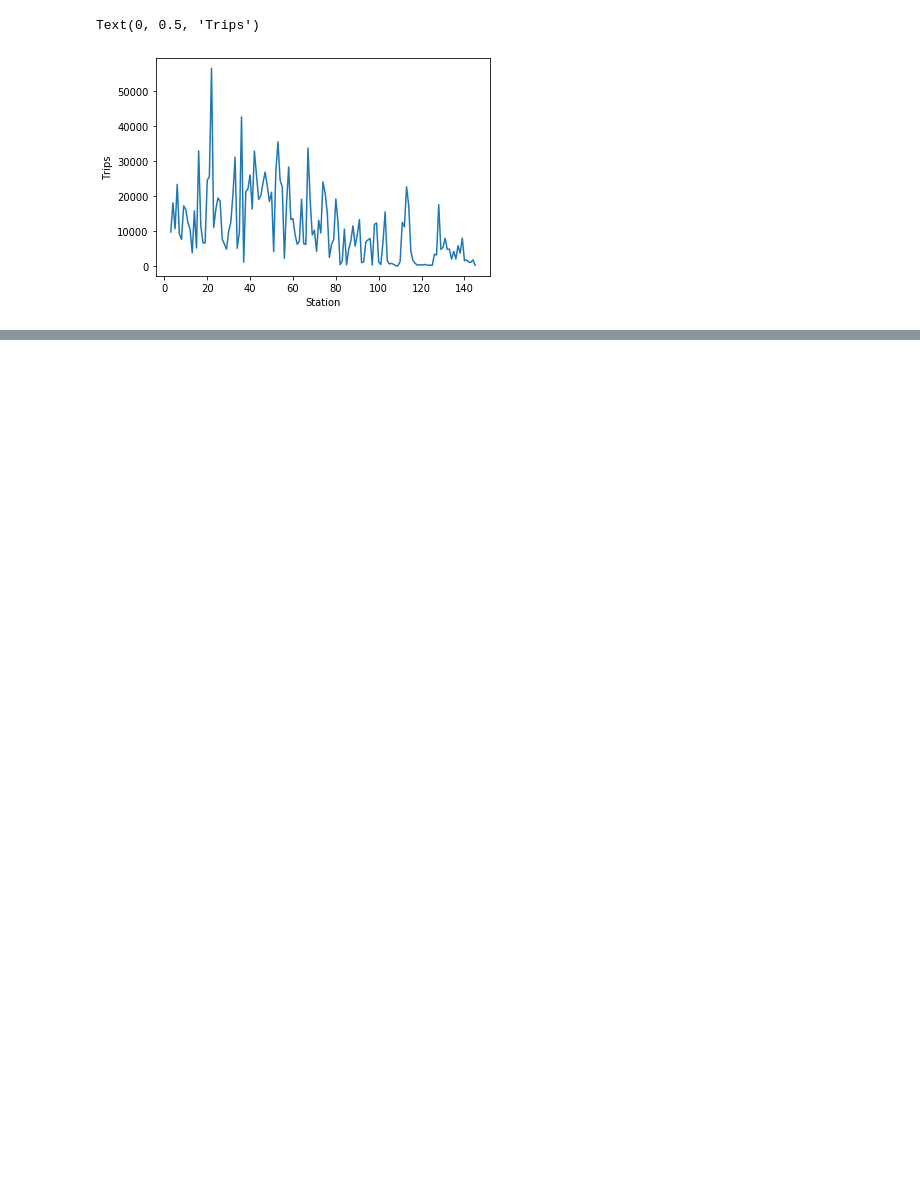
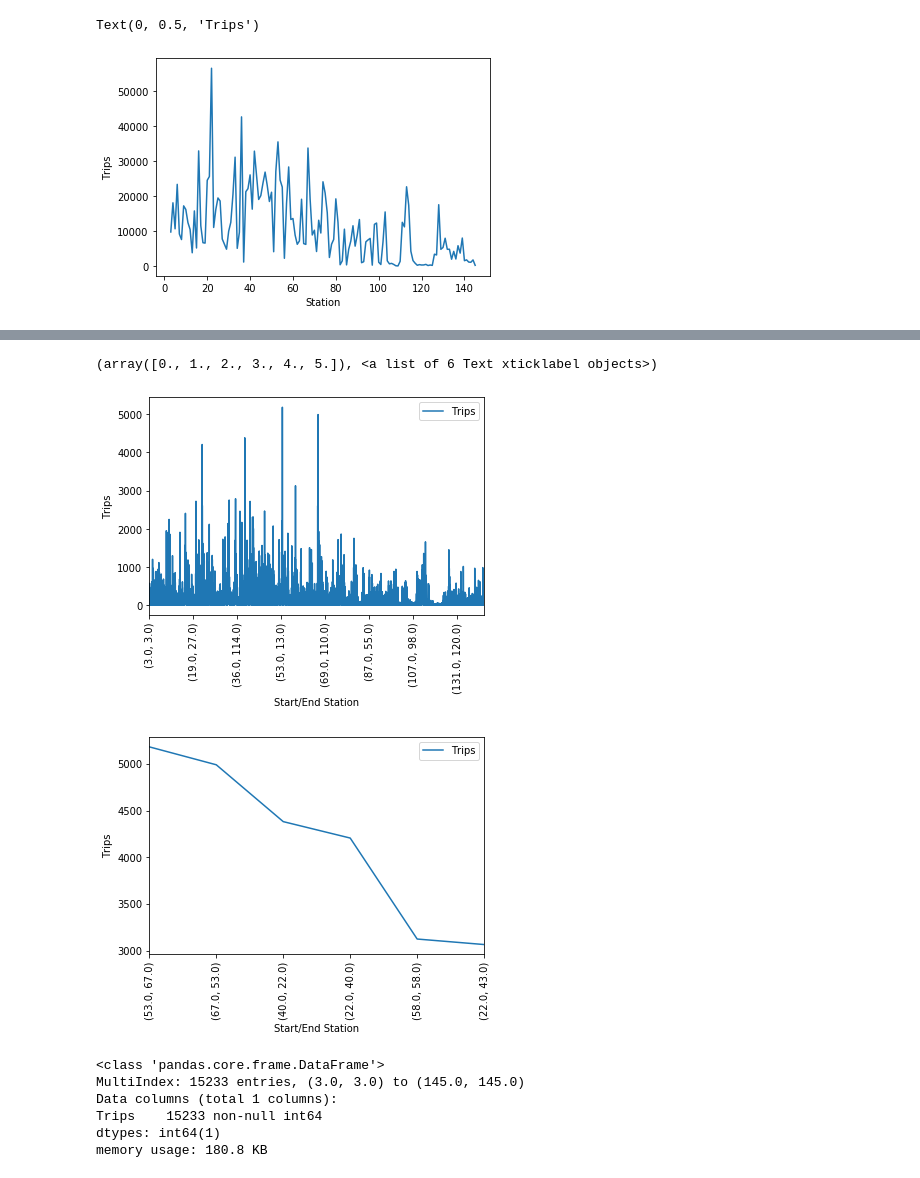
Before and after one commit to jisanos/Hubway-Data-Visualization-Challenge, a Jupyter notebook: Exam_Script.ipynb, the cells around one changed output, grey strips where cells are left out. Cells and saved outputs as stored; diff of their text form; code cells hidden in the pictures; blank space fills up the shorter version.

```diff
--- a/Exam_Script.ipynb
+++ b/Exam_Script.ipynb
@@ -283,0 +298,3 @@ Stations
+# %%
+grouped_start_end=Trips.groupby(['strt_statn', 'end_statn']).aggregate(aggregator)
+grouped_start_end = grouped_start_end.rename(columns={'duration':'Trips'})
@@ -283,0 +326,22 @@ Stations
+# %%
+grouped_start_end.plot()
+plt.ylabel("Trips")
+plt.xlabel('Start/End Station')
+plt.xticks(rotation='vertical')
+grouped_start_end.sort_values(by='Trips', ascending=0).head(6).plot()
+plt.ylabel("Trips")
+plt.xlabel('Start/End Station')
+plt.xticks(rotation='vertical')
+# %% [output]
+(array([0., 1., 2., 3., 4., 5.]), <a list of 6 Text xticklabel objects>)
+[figure, added]
+[figure, added]
+# %%
+grouped_start_end.info()
+# %% [output]
+<class 'pandas.core.frame.DataFrame'>
+MultiIndex: 15233 entries, (3.0, 3.0) to (145.0, 145.0)
+Data columns (total 1 columns):
+Trips    15233 non-null int64
+dtypes: int64(1)
+memory usage: 180.8 KB
```
Also changed, not shown: parts of 12 cells of this notebook.
